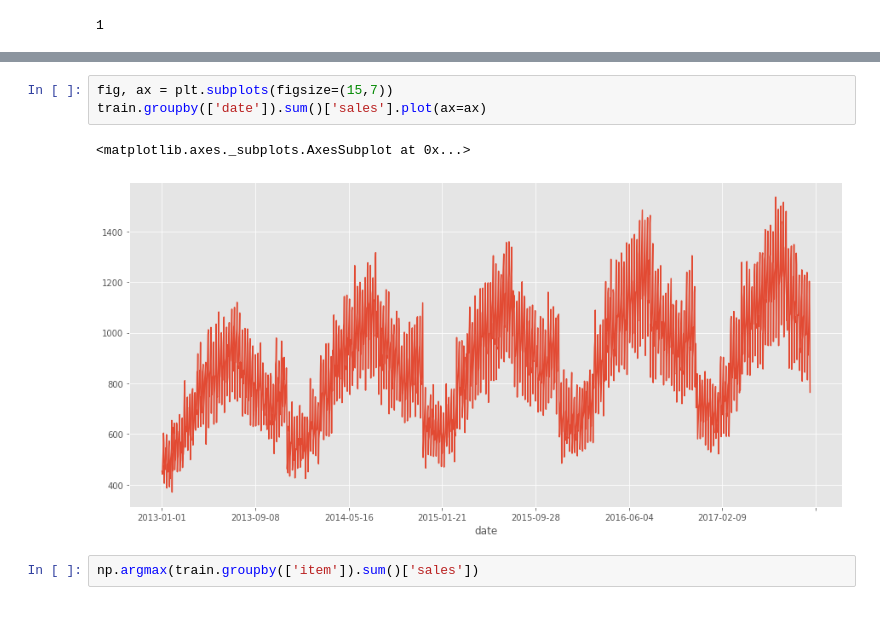
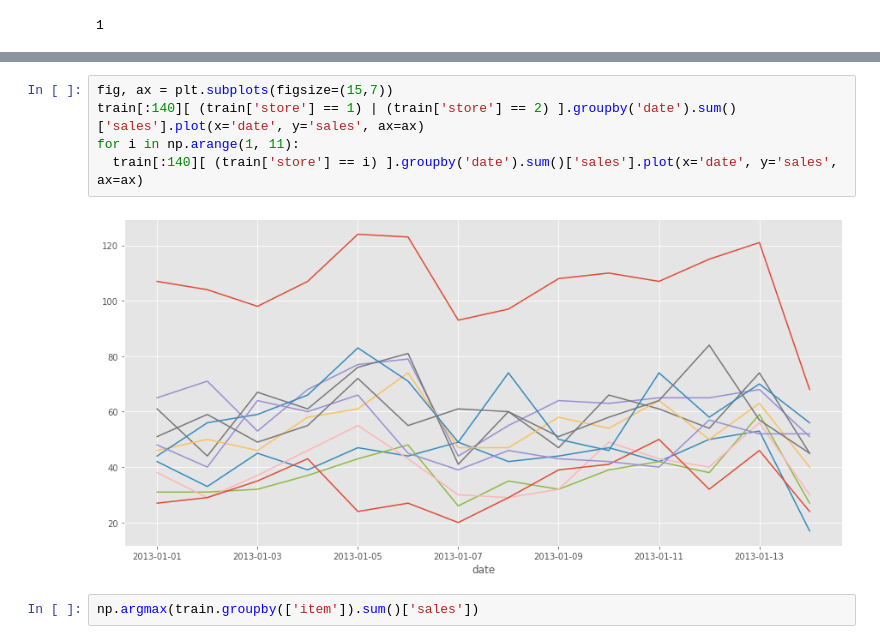
Before and after one commit to sh-biswas/demand-forecasting_Cogs109Final, a Jupyter notebook: Report.ipynb, the cells around one changed output, grey strips where cells are left out. Drawn from its saved outputs; the diff is of its cells as text; blank space fills up the shorter version.

```diff
--- a/Report.ipynb
+++ b/Report.ipynb
@@ -104,9 +135,10 @@ print(num_items)
 # %%
 fig, ax = plt.subplots(figsize=(15,7))
-train.groupby(['date']).sum()['sales'].plot(ax=ax)
+train[:140][ (train['store'] == 1) | (train['store'] == 2) ].groupby('date').sum()['sales'].plot(x='date', y='sales', ax=ax)
+for i in np.arange(1, 11):
+  train[:140][ (train['store'] == i) ].groupby('date').sum()['sales'].plot(x='date', y='sales', ax=ax)
 # %% [output]
-<matplotlib.axes._subplots.AxesSubplot at 0x...>
-[figure, old version]
+[figure, new version]
 # %%
 np.argmax(train.groupby(['item']).sum()['sales'])
 # %% [output]
```
Also changed, not shown: parts of 16 cells of this notebook.
